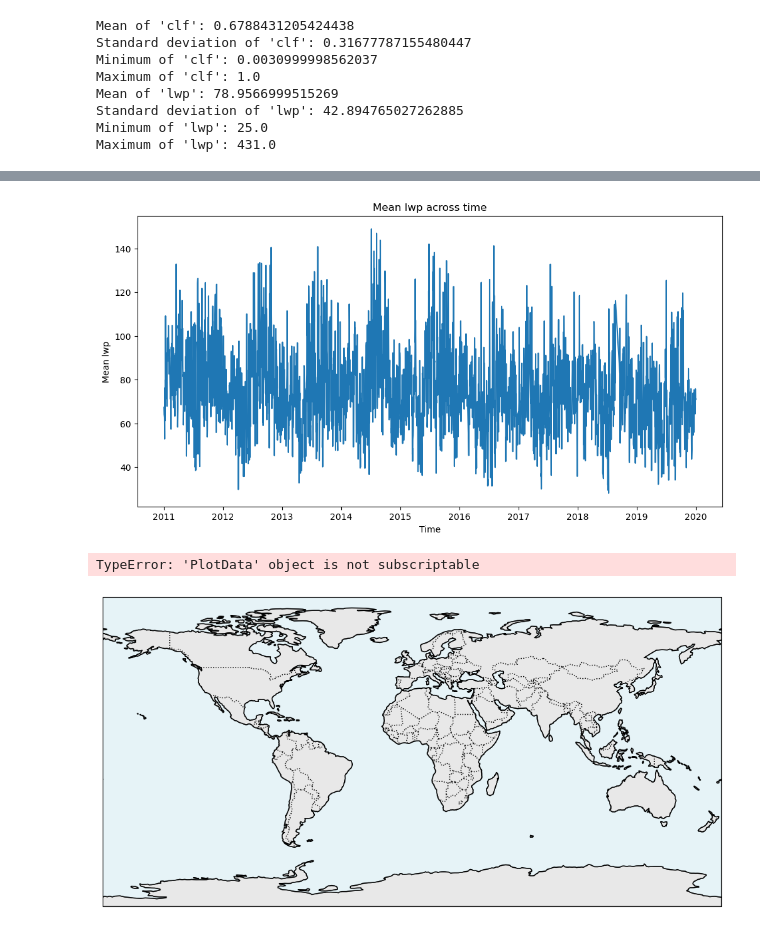
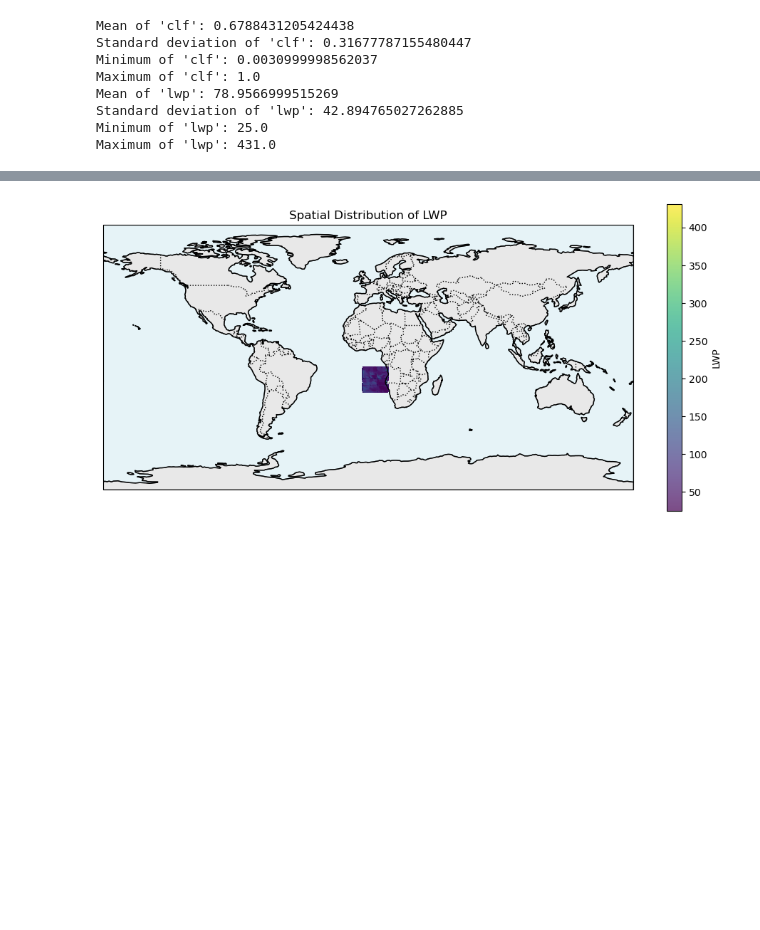
Before and after one commit to satvik007vk/Calisma_LR, a Jupyter notebook: pre_plot_analyses.ipynb, the cells around one changed output, grey strips where cells are left out. Drawn from its saved outputs; the diff is of its cells as text; code cells hidden in the pictures; blank space fills up the shorter version.

```diff
--- a/pre_plot_analyses.ipynb
+++ b/pre_plot_analyses.ipynb
@@ -89,13 +100,9 @@ ValueError: 'c' argument has 785920 elements, which is inconsistent with 'x' and
 # %%
 #calling the function from pre_plot.py
 from pre_plot import PlotData
 #LWP
 PlotData.spatial_plot_on_map(df, 'lwp', 'Spatial Distribution of LWP', 'viridis', 'LWP')
-#CLF
-PlotData.spatial_plot_on_map(df, 'clf', 'Spatial Distribution of CLF', 'viridis', 'CLF')
 # %% [output]
-[figure, old version]
+[figure, new version]
-TypeError: 'PlotData' object is not subscriptable
-[figure, removed]
 # %%
 from pre_plot import PlotData
```
Also changed, not shown: parts of 6 cells of this notebook, 1 other file.
